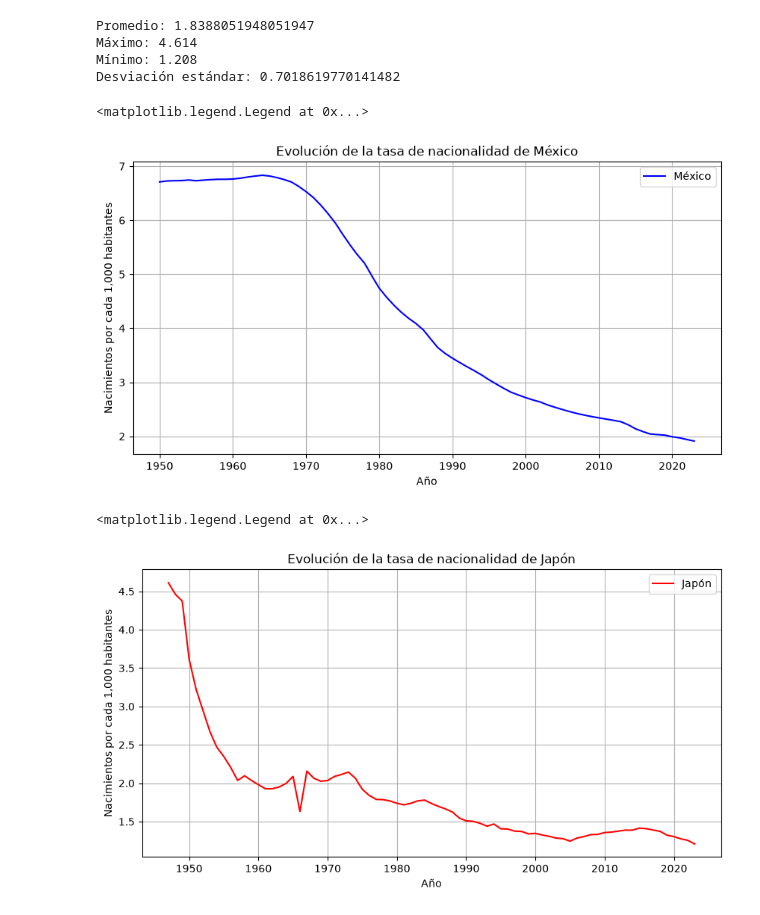
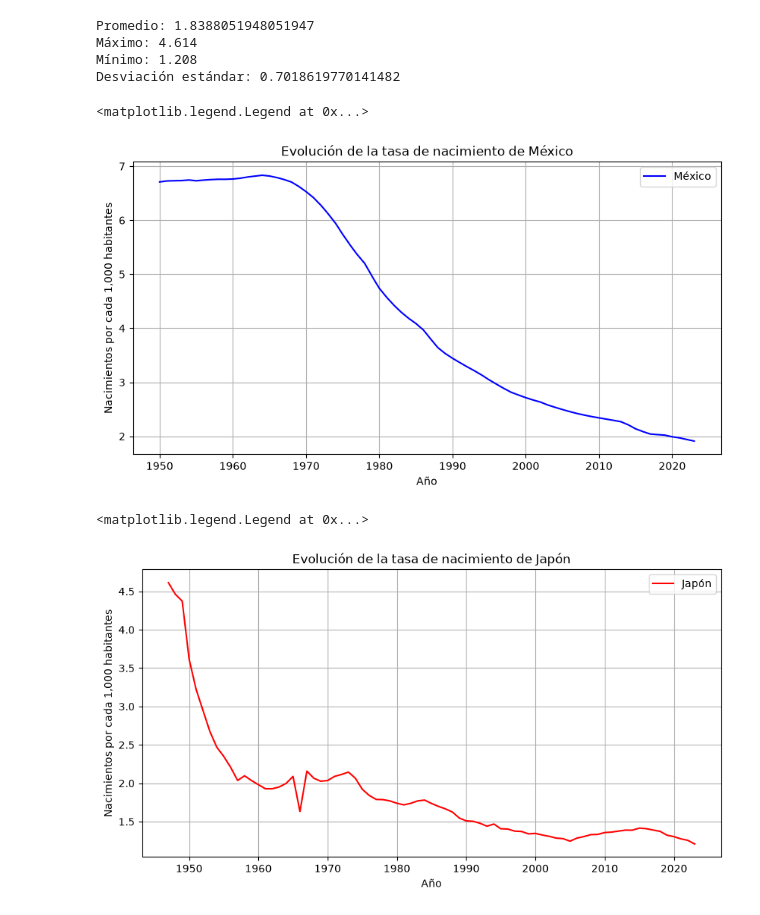
Before and after one commit to Luis890Santoyo/bigdata, a Jupyter notebook: practica1/notebooks/03_Fertility_Rate.ipynb, the cells around one changed output. Saved outputs shown, nothing was run; the diff lists cells and outputs as text; code cells hidden in the pictures.

```diff
--- a/practica1/notebooks/03_Fertility_Rate.ipynb
+++ b/practica1/notebooks/03_Fertility_Rate.ipynb
@@ -110,20 +110,20 @@ Desviación estándar: 0.7018619770141482
 # %%
 plt.figure(figsize=(10, 5))
 plt.plot(
 anios_mexico,
 tasa_mexico,
 label="México",
 color="blue"
 )
 
-plt.title("Evolución de la tasa de nacionalidad de México")
+plt.title("Evolución de la tasa de nacimiento de México")
 plt.xlabel("Año")
 plt.ylabel("Nacimientos por cada 1,000 habitantes")
 plt.grid(True)
 plt.legend()
 # %% [output]
 <matplotlib.legend.Legend at 0x...>
-[figure, old version]
+[figure, new version]
 # %%
 plt.figure(figsize=(10, 5))
 plt.plot(
@@ -133,11 +133,11 @@ label="Japón",
 color="red"
 )
 
-plt.title("Evolución de la tasa de nacionalidad de Japón")
+plt.title("Evolución de la tasa de nacimiento de Japón")
 plt.xlabel("Año")
 plt.ylabel("Nacimientos por cada 1,000 habitantes")
 plt.grid(True)
 plt.legend()
 # %% [output]
 <matplotlib.legend.Legend at 0x...>
-[figure, old version]
+[figure, new version]
```
Also changed, not shown: parts of 19 cells of this notebook, 4 other files.
